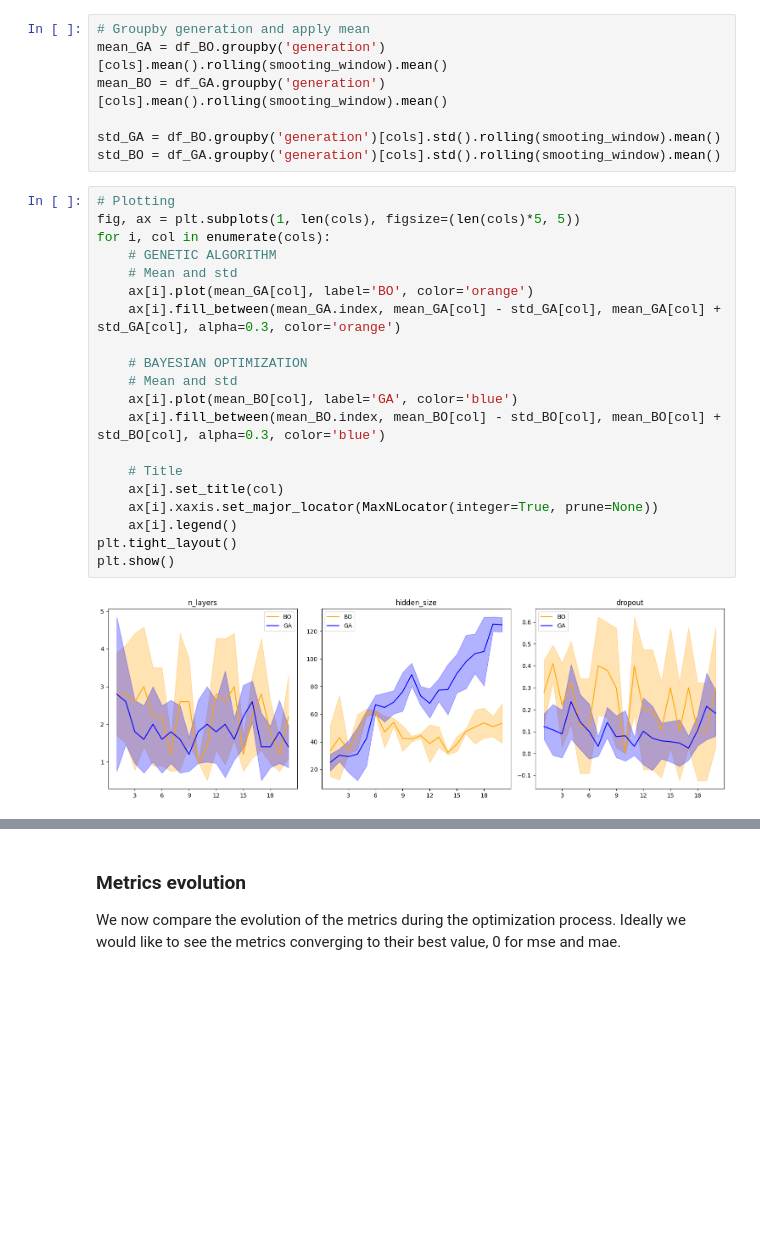
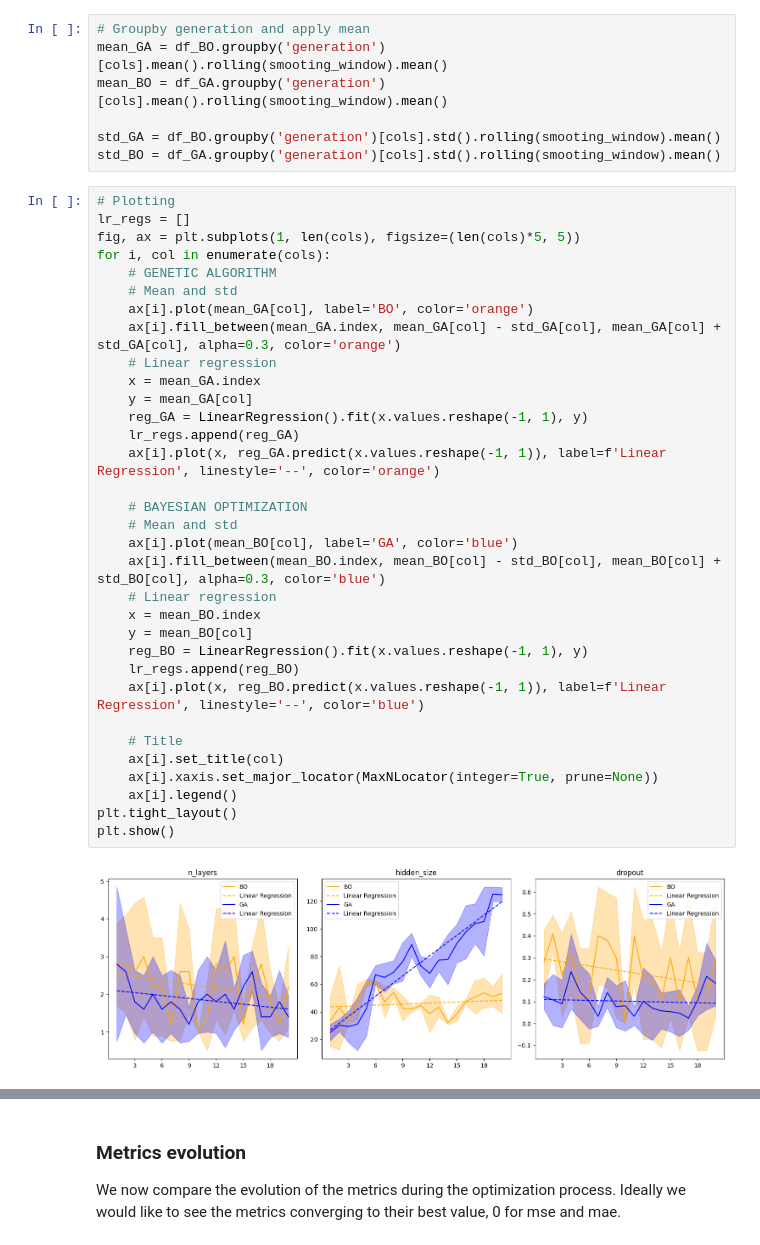
Before and after one commit to GabrielePintus/GMOO-Project, a Jupyter notebook: notebooks/Results Sinewave MLP.ipynb, the cells around one changed output, grey strips where cells are left out. Cells and saved outputs as stored; diff of their text form; blank space fills up the shorter version.

```diff
--- a/notebooks/Results Sinewave MLP.ipynb
+++ b/notebooks/Results Sinewave MLP.ipynb
@@ -72,23 +74,36 @@ std_GA = df_BO.groupby('generation')[cols].std().rolling(smooting_window).mean()
 std_BO = df_GA.groupby('generation')[cols].std().rolling(smooting_window).mean()
 # %%
 # Plotting
+lr_regs = []
 fig, ax = plt.subplots(1, len(cols), figsize=(len(cols)*5, 5))
 for i, col in enumerate(cols):
     # GENETIC ALGORITHM
     # Mean and std
     ax[i].plot(mean_GA[col], label='BO', color='orange')
     ax[i].fill_between(mean_GA.index, mean_GA[col] - std_GA[col], mean_GA[col] + std_GA[col], alpha=0.3, color='orange')
+    # Linear regression
+    x = mean_GA.index
+    y = mean_GA[col]
+    reg_GA = LinearRegression().fit(x.values.reshape(-1, 1), y)
+    lr_regs.append(reg_GA)
+    ax[i].plot(x, reg_GA.predict(x.values.reshape(-1, 1)), label=f'Linear Regression', linestyle='--', color='orange')
 
     # BAYESIAN OPTIMIZATION
     # Mean and std
     ax[i].plot(mean_BO[col], label='GA', color='blue')
     ax[i].fill_between(mean_BO.index, mean_BO[col] - std_BO[col], mean_BO[col] + std_BO[col], alpha=0.3, color='blue')
+    # Linear regression
+    x = mean_BO.index
+    y = mean_BO[col]
+    reg_BO = LinearRegression().fit(x.values.reshape(-1, 1), y)
+    lr_regs.append(reg_BO)
+    ax[i].plot(x, reg_BO.predict(x.values.reshape(-1, 1)), label=f'Linear Regression', linestyle='--', color='blue')
 
     # Title
     ax[i].set_title(col)
     ax[i].xaxis.set_major_locator(MaxNLocator(integer=True, prune=None))
     ax[i].legend()
 plt.tight_layout()
 plt.show()
 # %% [output]
-[figure, old version]
+[figure, new version]
```
Also changed, not shown: parts of 5 cells of this notebook, 3 other files.
